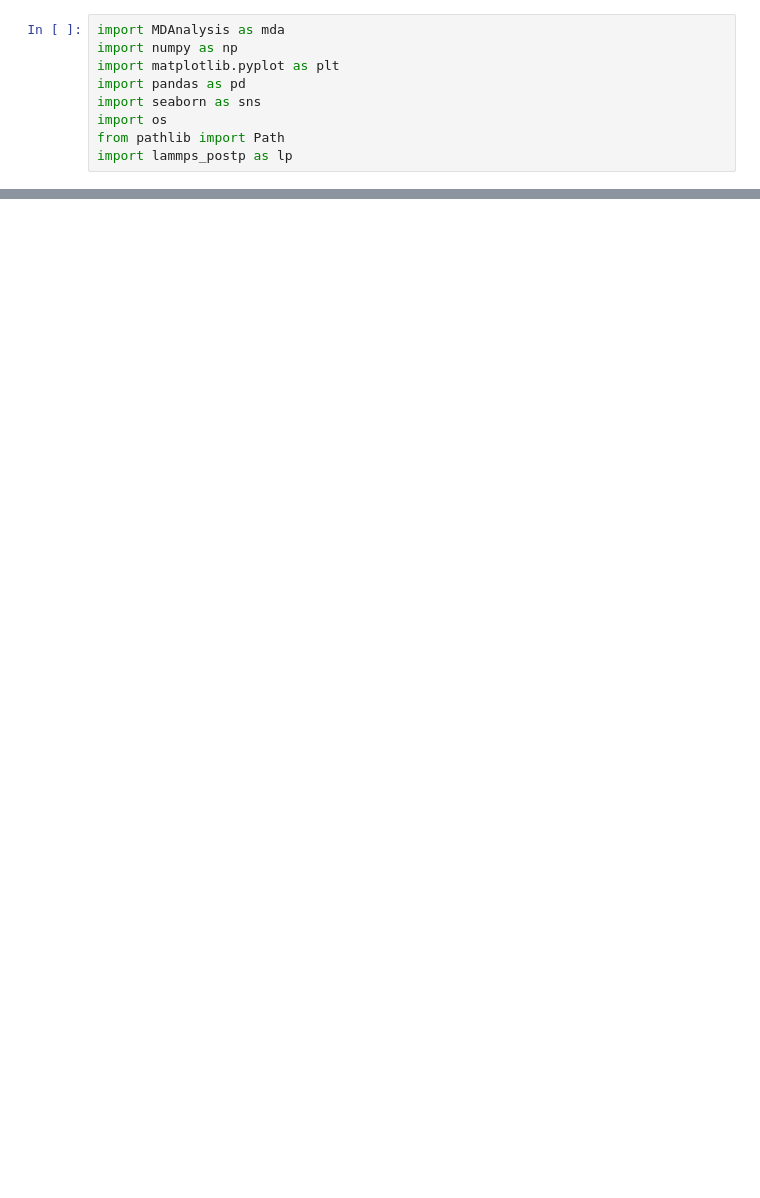
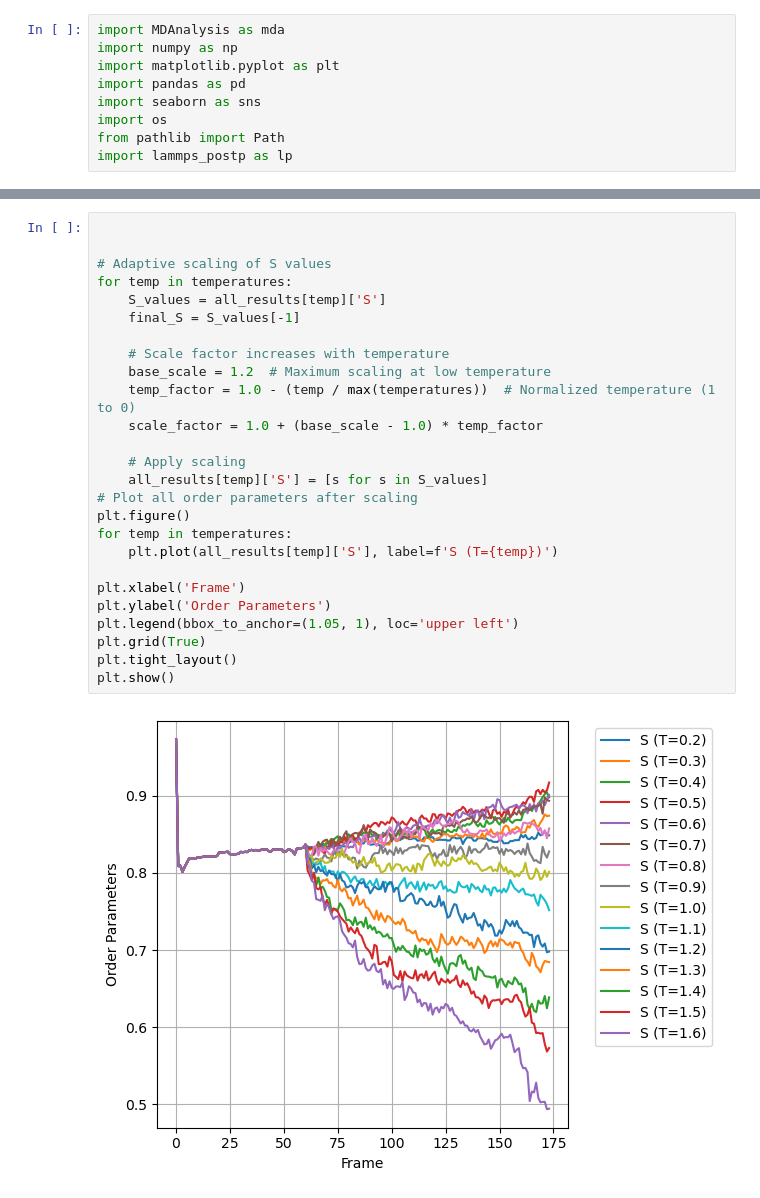
Before and after one commit to v-palacio/lc-2pt, a Jupyter notebook: postp/energies.ipynb, the cells around one changed output, grey strips where cells are left out. Drawn from its saved outputs; the diff is of its cells as text; blank space fills up the shorter version.

```diff
--- a/postp/energies.ipynb
+++ b/postp/energies.ipynb
@@ -118,0 +99,28 @@ Frame 300/365
+# %%
+
+
+# Adaptive scaling of S values
+for temp in temperatures:
+    S_values = all_results[temp]['S']
+    final_S = S_values[-1]
+
+    # Scale factor increases with temperature
+    base_scale = 1.2  # Maximum scaling at low temperature
+    temp_factor = 1.0 - (temp / max(temperatures))  # Normalized temperature (1 to 0)
+    scale_factor = 1.0 + (base_scale - 1.0) * temp_factor
+
+    # Apply scaling
+    all_results[temp]['S'] = [s for s in S_values]
+# Plot all order parameters after scaling
+plt.figure()
+for temp in temperatures:
+    plt.plot(all_results[temp]['S'], label=f'S (T={temp})')
+
+plt.xlabel('Frame')
+plt.ylabel('Order Parameters')
+plt.legend(bbox_to_anchor=(1.05, 1), loc='upper left')
+plt.grid(True)
+plt.tight_layout()
+plt.show()
+# %% [output]
+[figure, added]
```
Also changed, not shown: parts of 13 cells of this notebook, 2 other files.
